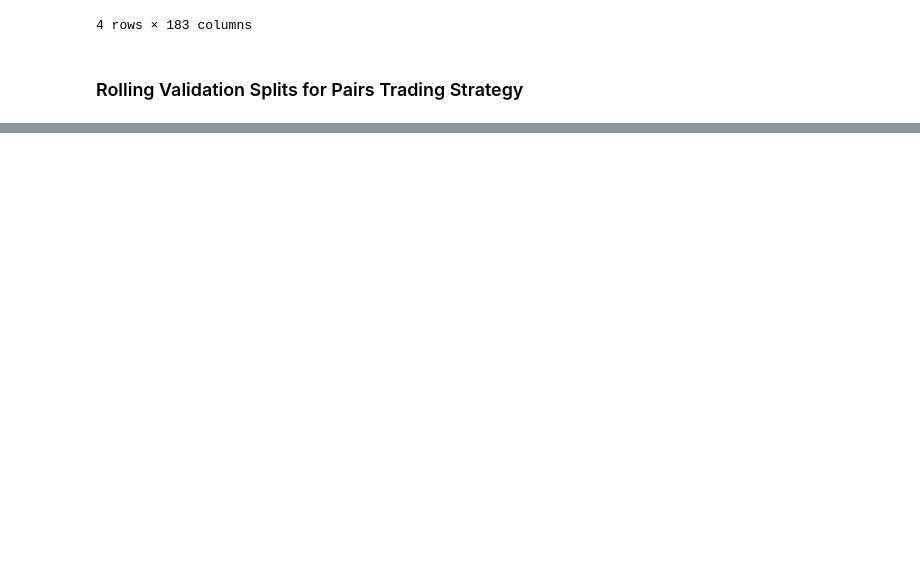
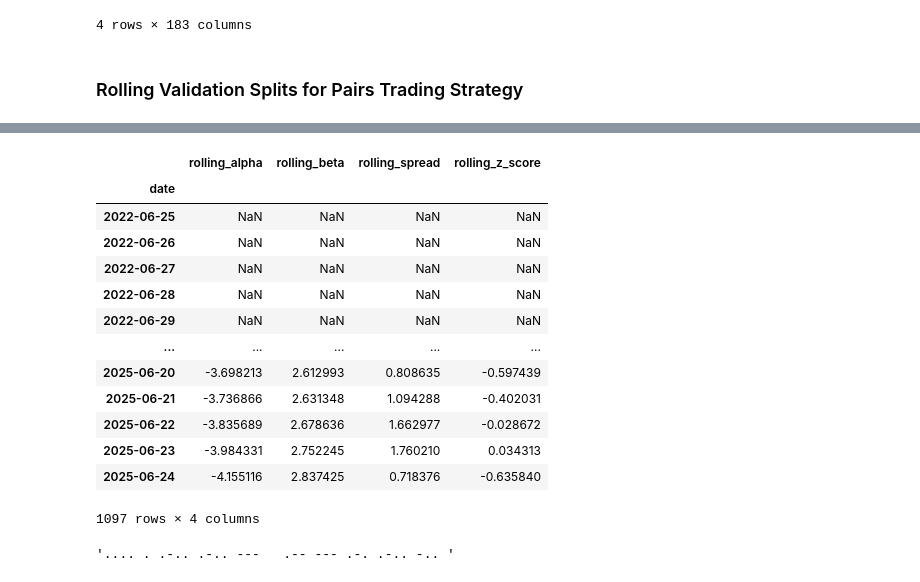
Before and after one commit to mohiteprathamesh1996/stat-arb-crypto, a Jupyter notebook: research/Report.ipynb, the cells around one changed output, grey strips where cells are left out. Cells and saved outputs as stored; diff of their text form; code cells hidden in the pictures; blank space fills up the shorter version.

```diff
--- a/research/Report.ipynb
+++ b/research/Report.ipynb
@@ -348,0 +460,17 @@ plt.show()
+# %%
+pd.DataFrame(rolling_params[tuple(final_pairs[0])])
+# %% [output]
+|  | rolling_alpha | rolling_beta | rolling_spread | rolling_z_score |
+| date |  |  |  |  |
+| 2022-06-25 | NaN | NaN | NaN | NaN |
+| 2022-06-26 | NaN | NaN | NaN | NaN |
+| 2022-06-27 | NaN | NaN | NaN | NaN |
+| 2022-06-28 | NaN | NaN | NaN | NaN |
+| 2022-06-29 | NaN | NaN | NaN | NaN |
+| ... | ... | ... | ... | ... |
+| 2025-06-20 | -3.698213 | 2.612993 | 0.808635 | -0.597439 |
+| 2025-06-21 | -3.736866 | 2.631348 | 1.094288 | -0.402031 |
+| 2025-06-22 | -3.835689 | 2.678636 | 1.662977 | -0.028672 |
+| 2025-06-23 | -3.984331 | 2.752245 | 1.760210 | 0.034313 |
+| 2025-06-24 | -4.155116 | 2.837425 | 0.718376 | -0.635840 |
+1097 rows × 4 columns
@@ -348,0 +481,4 @@ plt.show()
+# %%
+morse.stringToMorse()
+# %% [output]
+'.... . .-.. .-.. ---   .-- --- .-. .-.. -.. '
```
Also changed, not shown: parts of 15 cells of this notebook, 1 other file.
